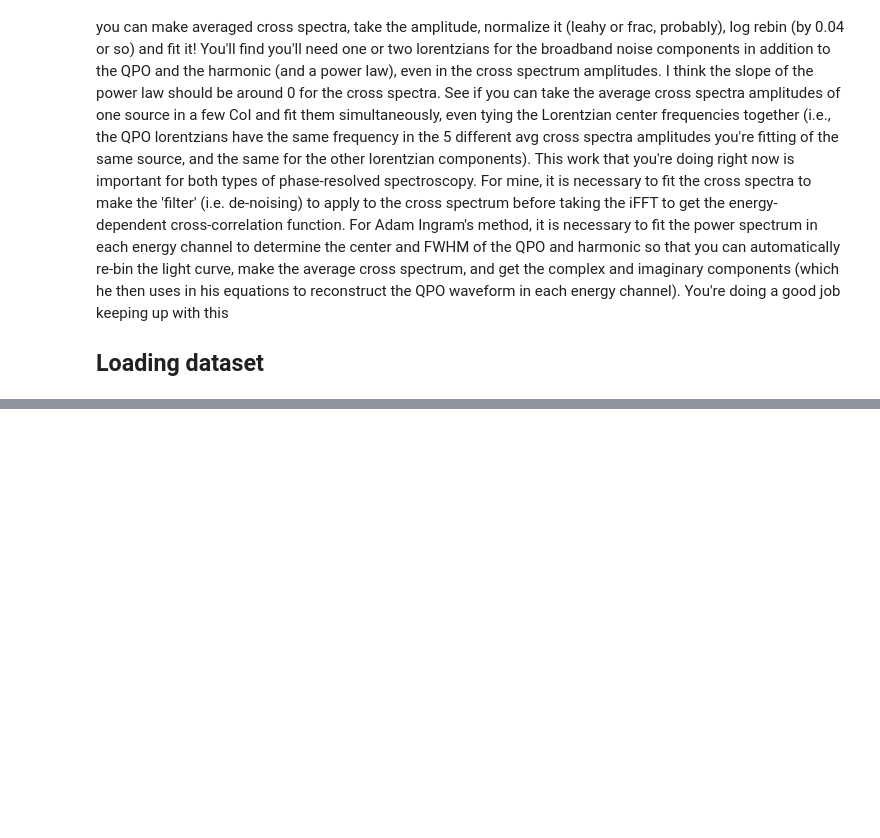
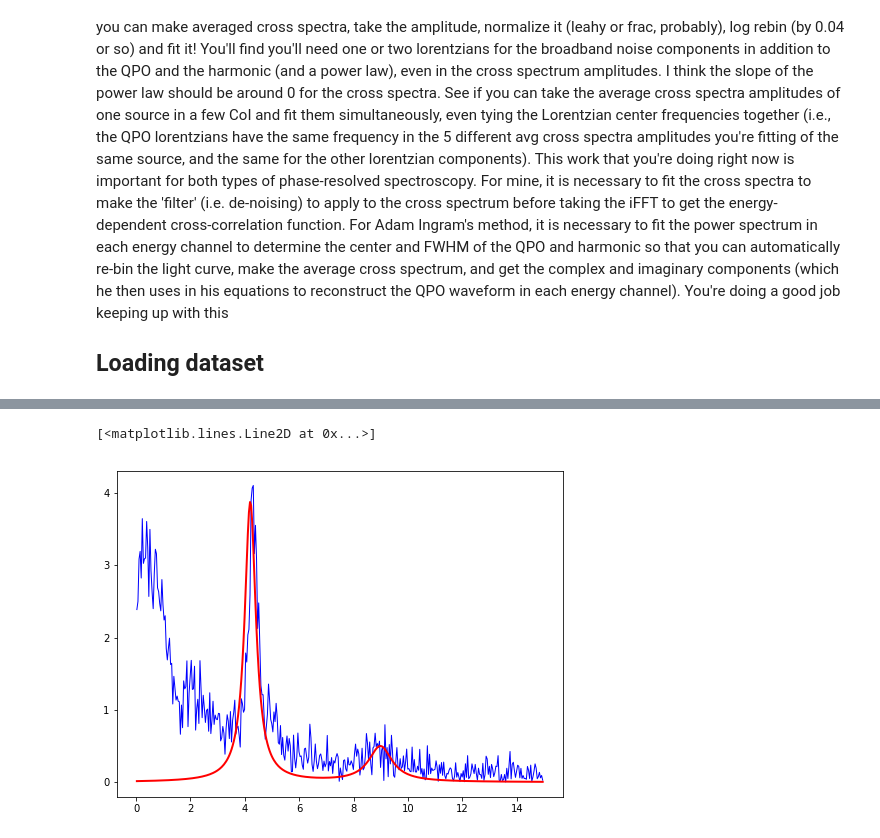
Before and after one commit to swapsha96/gsoc-learning, a Jupyter notebook: week2/Averaged Cross Spectrum.ipynb, the cells around one changed output, grey strips where cells are left out. Saved outputs shown, nothing was run; the diff lists cells and outputs as text; code cells hidden in the pictures; blank space fills up the shorter version.

```diff
--- a/week2/Averaged Cross Spectrum.ipynb
+++ b/week2/Averaged Cross Spectrum.ipynb
@@ -135,0 +144,8 @@ plt.plot(avg_cs1.freq[range_start:range_stop], np.abs(avg_cs1.power)[range_start
+# %%
+# Fitting model
+model_to_test = models.Lorentz1D(bounds={"x_0":(3.8,4.2), "fwhm":(0.5, 1.)}) + models.Lorentz1D(bounds={"x_0":(8.,10.)}) # !! not sure how to fit power law
+print(model_to_test)
+
+
+t0 = [4.0, 4.2, 0.5, 0.5, 9.0, 1.0]
+parest, res = fit_powerspectrum(avg_cs1, model_to_test, t0)
@@ -135,0 +166,11 @@ plt.plot(avg_cs1.freq[range_start:range_stop], np.abs(avg_cs1.power)[range_start
+# %%
+# plotting
+n = len(cs1.freq)
+range_start, range_stop = int(0 * n / 64), int(15 * n / 64)
+
+plt.subplots(1,1, figsize=(8,6))
+plt.plot(avg_cs1.freq[range_start:range_stop], np.abs(avg_cs1.power)[range_start:range_stop], lw=1, color='blue')
+plt.plot(avg_cs1.freq[range_start:range_stop], np.abs(res.mfit)[range_start:range_stop], lw=2, color="red")
+# %% [output]
+[<matplotlib.lines.Line2D at 0x...>]
+[figure, added]
```
Also changed, not shown: parts of 10 cells of this notebook.
